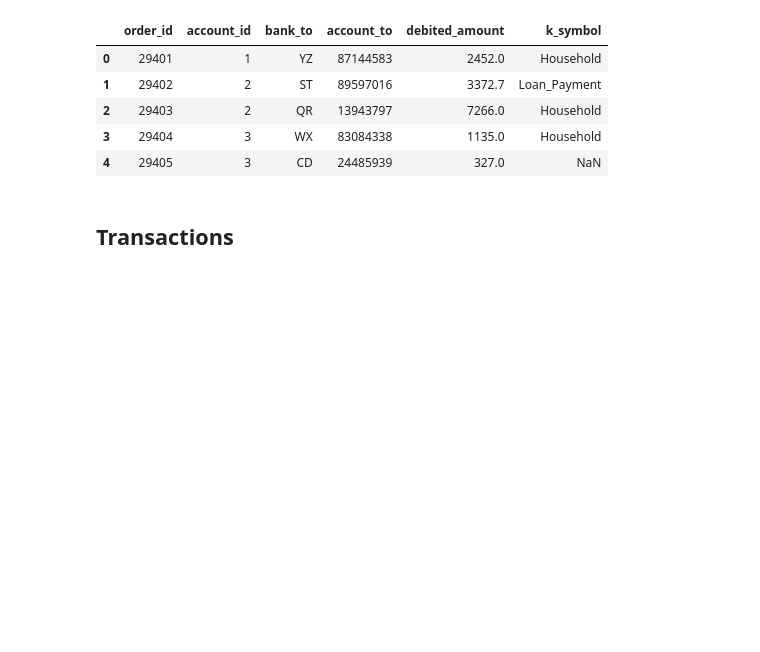
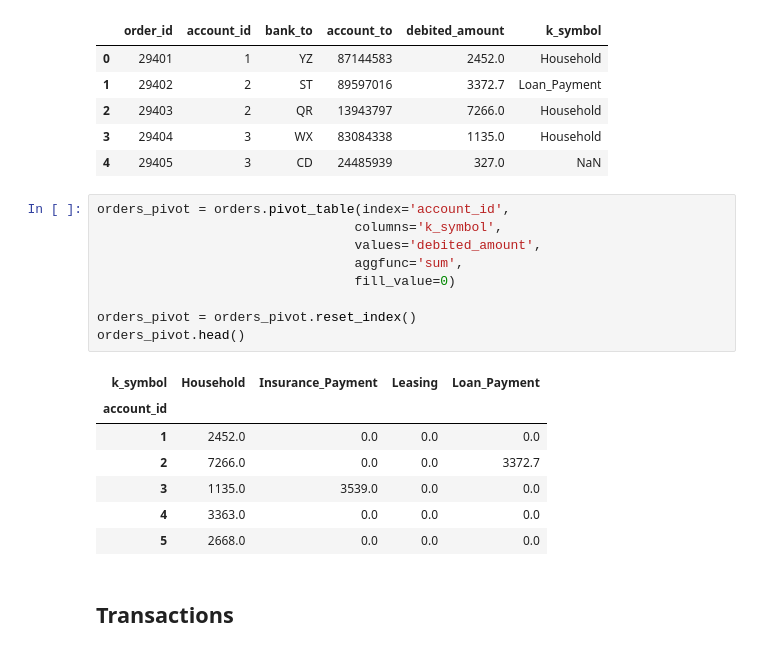
Before and after one commit to noaahh/fhnw-aml-mc, a Jupyter notebook: deepnote/aml-mc/fhnw_aml_mc-main.ipynb, the cells around one changed output. Cells and saved outputs as stored; diff of their text form; blank space fills up the shorter version.

```diff
--- a/deepnote/aml-mc/fhnw_aml_mc-main.ipynb
+++ b/deepnote/aml-mc/fhnw_aml_mc-main.ipynb
@@ -159,6 +159,23 @@ orders.head()
 | 2 | 29403 | 2 | QR | 13943797 | 7266.0 | Household |
 | 3 | 29404 | 3 | WX | 83084338 | 1135.0 | Household |
 | 4 | 29405 | 3 | CD | 24485939 | 327.0 | NaN |
+# %%
+orders_pivot = orders.pivot_table(index='account_id',
+                                 columns='k_symbol',
+                                 values='debited_amount',
+                                 aggfunc='sum',
+                                 fill_value=0)
+
+orders_pivot = orders_pivot.reset_index()
+orders_pivot.head()
+# %% [output]
+| k_symbol | Household | Insurance_Payment | Leasing | Loan_Payment |
+| account_id |  |  |  |  |
+| 1 | 2452.0 | 0.0 | 0.0 | 0.0 |
+| 2 | 7266.0 | 0.0 | 0.0 | 3372.7 |
+| 3 | 1135.0 | 3539.0 | 0.0 | 0.0 |
+| 4 | 3363.0 | 0.0 | 0.0 | 0.0 |
+| 5 | 2668.0 | 0.0 | 0.0 | 0.0 |
 # %% [markdown]
 ## Transactions
 # %%
```
Also changed, not shown: parts of 4 cells of this notebook.
